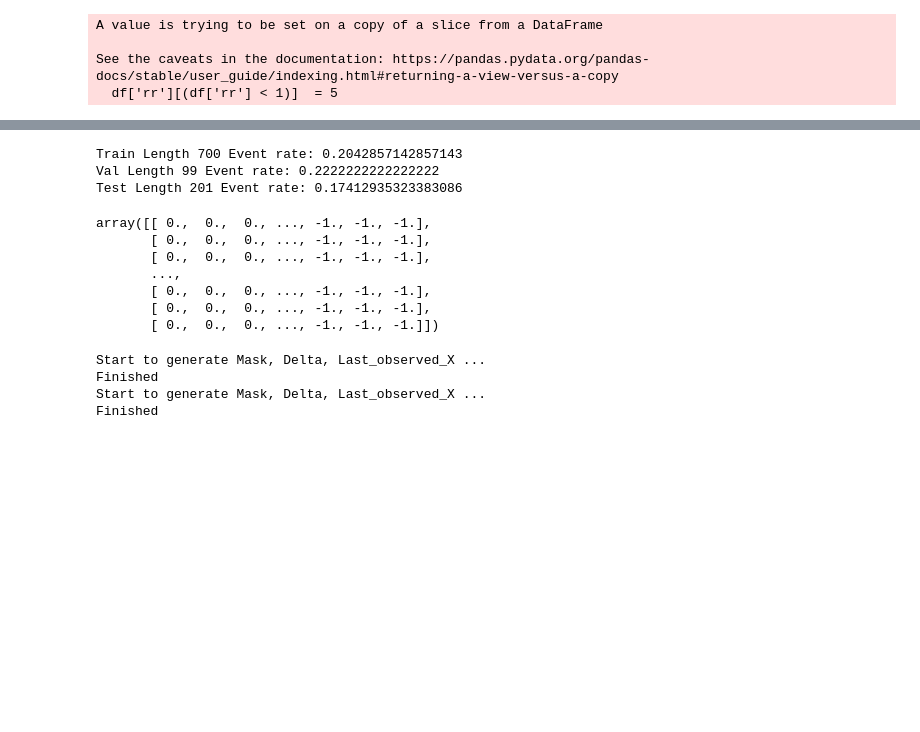
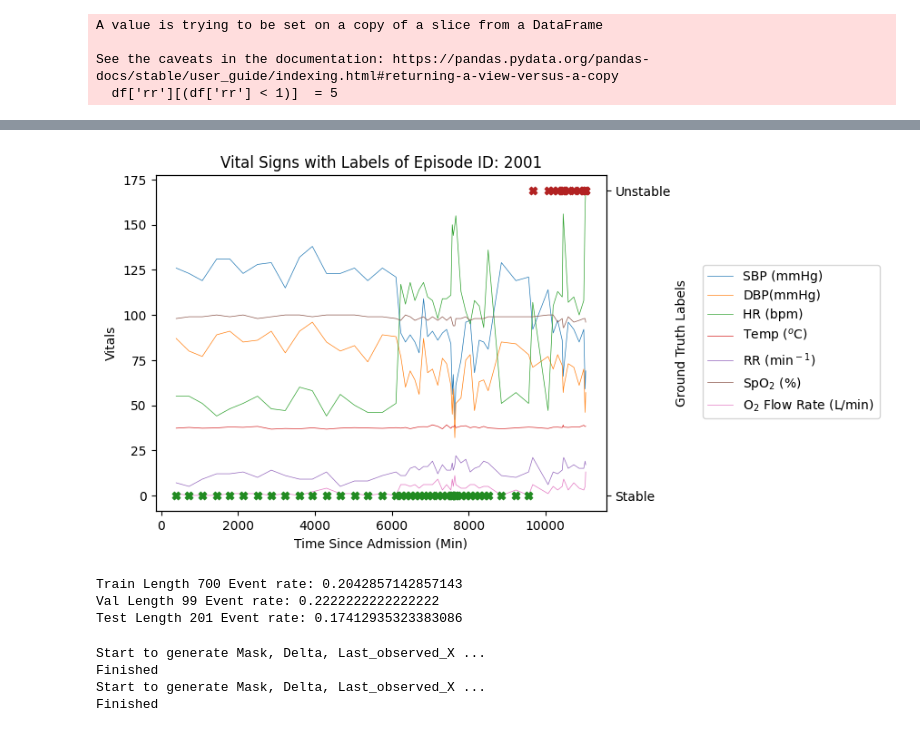
Before and after one commit to GassyAllan/GRU_D_EWS, a Jupyter notebook: GRU_D_Model/GRU_D_Demo.ipynb, the cells around one changed output, grey strips where cells are left out. Drawn from its saved outputs; the diff is of its cells as text; code cells hidden in the pictures; blank space fills up the shorter version.

```diff
--- a/GRU_D_Model/GRU_D_Demo.ipynb
+++ b/GRU_D_Model/GRU_D_Demo.ipynb
@@ -58,3 +339,39 @@ len(data)
+# %%
+def plot_vitals_labels (episode_id):
+    data = df[df['episode_id'] == episode_id]
+    fig, ax1 = plt.subplots()
+    ti = data['anchor_time']
+    # Plot the first dataset with ax1
+
+    line1, = ax1.plot(ti,  data['sbp'], linewidth = 0.5, label='SBP (mmHg)')
+    line2, = ax1.plot(ti,  data['dbp'], linewidth = 0.5, label='DBP(mmHg)')
+    line3, = ax1.plot(ti,  data['hr'], linewidth = 0.5, label='HR (bpm)')
+    line4, = ax1.plot(ti,  data['temp'], linewidth = 0.5, label='Temp ($^o$C)')
+    line5, = ax1.plot(ti,  data['rr'], linewidth = 0.5, label='RR (min$^-$$^1$)')
+    line6, = ax1.plot(ti,  data['spo2'], linewidth = 0.5, label='SpO$_2$ (%)')
+    line7, = ax1.plot(ti,  data['flow'], linewidth = 0.5, label='O$_2$ Flow Rate (L/min)')
+
+    ax1.set_xlabel('Time Since Admission (Min)')
+    ax1.set_ylabel('Vitals')
+    ax1.legend(handles=[line1, line2, line3, line4, line5, line6, line7], loc='upper left', bbox_to_anchor=(1.2, 0.75))
+    # Create a second y-axis sharing the same x-axis
+    ax2 = ax1.twinx()
+
+    a = data[data['outcome_in_24hrs'] == 0]
+    d = data[data['outcome_in_24hrs'] == 1]
+
+    ax2.scatter(a['anchor_time'], a['outcome_in_24hrs'], color = 'forestgreen', marker= 'X', label='Y2 Data')
+    ax2.scatter(d['anchor_time'], d['outcome_in_24hrs'], color = 'firebrick', marker= 'X', label='Y2 Data')
+    ax2.set_ylabel('Ground Truth Labels')
+    ax2.set_yticks([0,1], labels= ['Stable', 'Unstable'])
+    ax2.set_ylim(-0.05,1.05)
+
+    ax2.set_title('Vital Signs with Labels of Episode ID: ' + str(episode_id))
+    plt.show()
+# %%
+plot_vitals_labels(2001)
+# %% [output]
+[figure, added]
 # %%
 from pre_processing_func import *
 # %%
@@ -126,16 +443,6 @@ print ('Test Length', len(test_data), 'Event rate:', test_label.max(axis=1).sum(
 Train Length 700 Event rate: 0.2042857142857143
 Val Length 99 Event rate: 0.2222222222222222
 Test Length 201 Event rate: 0.17412935323383086
-# %%
-valid_label
-# %% [output]
-array([[ 0.,  0.,  0., ..., -1., -1., -1.],
-       [ 0.,  0.,  0., ..., -1., -1., -1.],
-       [ 0.,  0.,  0., ..., -1., -1., -1.],
-       ...,
-       [ 0.,  0.,  0., ..., -1., -1., -1.],
-       [ 0.,  0.,  0., ..., -1., -1., -1.],
-       [ 0.,  0.,  0., ..., -1., -1., -1.]])
 # %%
 from pre_processing_func import *
 
```
Also changed, not shown: parts of 67 cells of this notebook.
